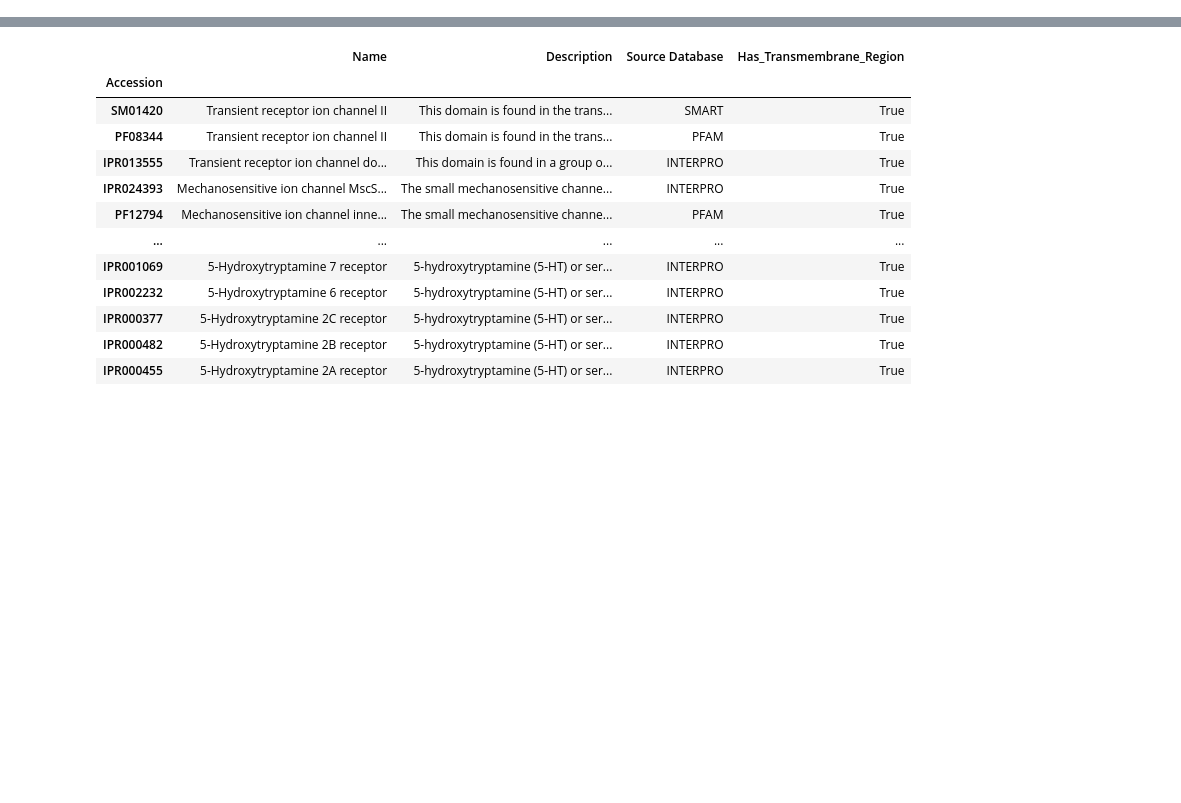
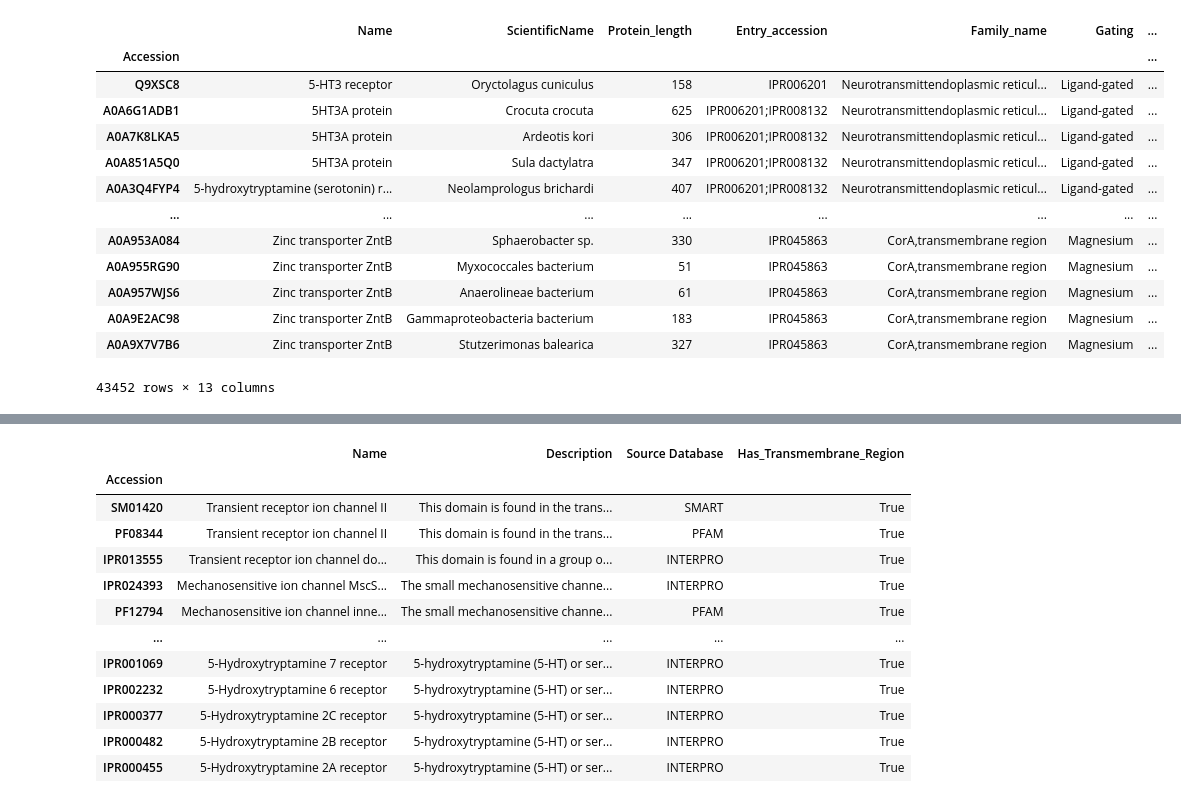
Before and after one commit to tyfei0216/ionChannel, a Jupyter notebook: test_esm.ipynb, the cells around one changed output, grey strips where cells are left out. Drawn from its saved outputs; the diff is of its cells as text; code cells hidden in the pictures; blank space fills up the shorter version.

```diff
--- a/test_esm.ipynb
+++ b/test_esm.ipynb
@@ -14,0 +28,7 @@ import os
+# %%
+df = pd.read_excel("/data/tyfei/datasets/ion_channel/Interprot/annotation.xlsx", index_col=0)
+df.head()
+df["Ion_pendoplasmic_reticulummeability_label"] = df["Ion_pendoplasmic_reticulummeability_label"].astype(str)
+df["Location"] = df["Location"].astype(str)
+df["Gating"] = df["Gating"].astype(str)
+# np.unique(df["Ion_pendoplasmic_reticulummeability_label"]), np.unique(df["Location"]), np.unique(df["Gating"])
@@ -14,0 +76,17 @@ import os
+# %%
+df
+# %% [output]
+|  | Name | ScientificName | Protein_length | Entry_accession | Family_name | Gating | ... |
+| Accession |  |  |  |  |  |  | ... |
+| Q9XSC8 | 5-HT3 receptor | Oryctolagus cuniculus | 158 | IPR006201 | Neurotransmittendoplasmic reticul... | Ligand-gated | ... |
+| A0A6G1ADB1 | 5HT3A protein | Crocuta crocuta | 625 | IPR006201;IPR008132 | Neurotransmittendoplasmic reticul... | Ligand-gated | ... |
+| A0A7K8LKA5 | 5HT3A protein | Ardeotis kori | 306 | IPR006201;IPR008132 | Neurotransmittendoplasmic reticul... | Ligand-gated | ... |
+| A0A851A5Q0 | 5HT3A protein | Sula dactylatra | 347 | IPR006201;IPR008132 | Neurotransmittendoplasmic reticul... | Ligand-gated | ... |
+| A0A3Q4FYP4 | 5-hydroxytryptamine (serotonin) r... | Neolamprologus brichardi | 407 | IPR006201;IPR008132 | Neurotransmittendoplasmic reticul... | Ligand-gated | ... |
+| ... | ... | ... | ... | ... | ... | ... | ... |
+| A0A953A084 | Zinc transporter ZntB | Sphaerobacter sp. | 330 | IPR045863 | CorA,transmembrane region | Magnesium | ... |
+| A0A955RG90 | Zinc transporter ZntB | Myxococcales bacterium | 51 | IPR045863 | CorA,transmembrane region | Magnesium | ... |
+| A0A957WJS6 | Zinc transporter ZntB | Anaerolineae bacterium | 61 | IPR045863 | CorA,transmembrane region | Magnesium | ... |
+| A0A9E2AC98 | Zinc transporter ZntB | Gammaproteobacteria bacterium | 183 | IPR045863 | CorA,transmembrane region | Magnesium | ... |
+| A0A9X7V7B6 | Zinc transporter ZntB | Stutzerimonas balearica | 327 | IPR045863 | CorA,transmembrane region | Magnesium | ... |
+43452 rows × 13 columns
```
Also changed, not shown: parts of 6 cells of this notebook, 7 other files.
